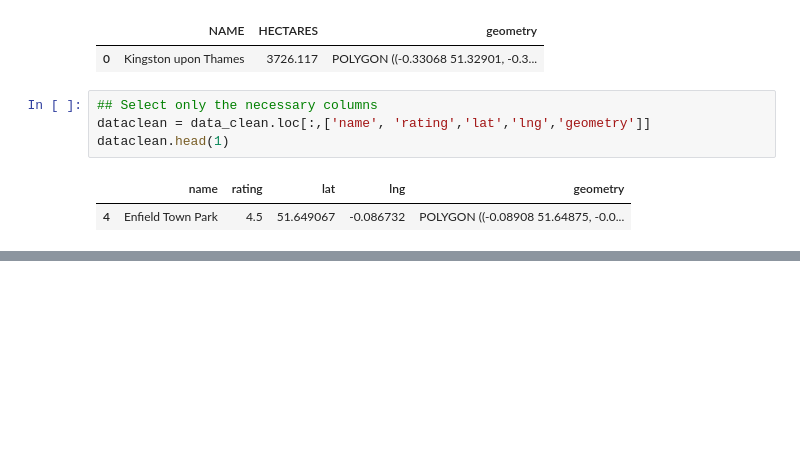
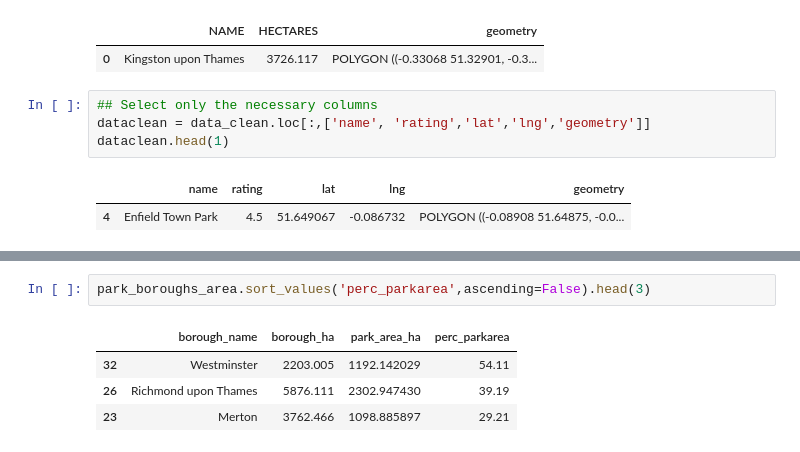
Before and after one commit to cultureincities/nature, a Jupyter notebook: colab/GitHub_Nature.ipynb, the cells around one changed output, grey strips where cells are left out. Drawn from its saved outputs; the diff is of its cells as text; blank space fills up the shorter version.

```diff
--- a/colab/GitHub_Nature.ipynb
+++ b/colab/GitHub_Nature.ipynb
@@ -657,0 +658,7 @@ Datum: World Geodetic System 1984
+# %%
+park_boroughs_area.sort_values('perc_parkarea',ascending=False).head(3)
+# %% [output]
+|  | borough_name | borough_ha | park_area_ha | perc_parkarea |
+| 32 | Westminster | 2203.005 | 1192.142029 | 54.11 |
+| 26 | Richmond upon Thames | 5876.111 | 2302.947430 | 39.19 |
+| 23 | Merton | 3762.466 | 1098.885897 | 29.21 |
```
Also changed, not shown: parts of 31 cells of this notebook, 1 other file.
